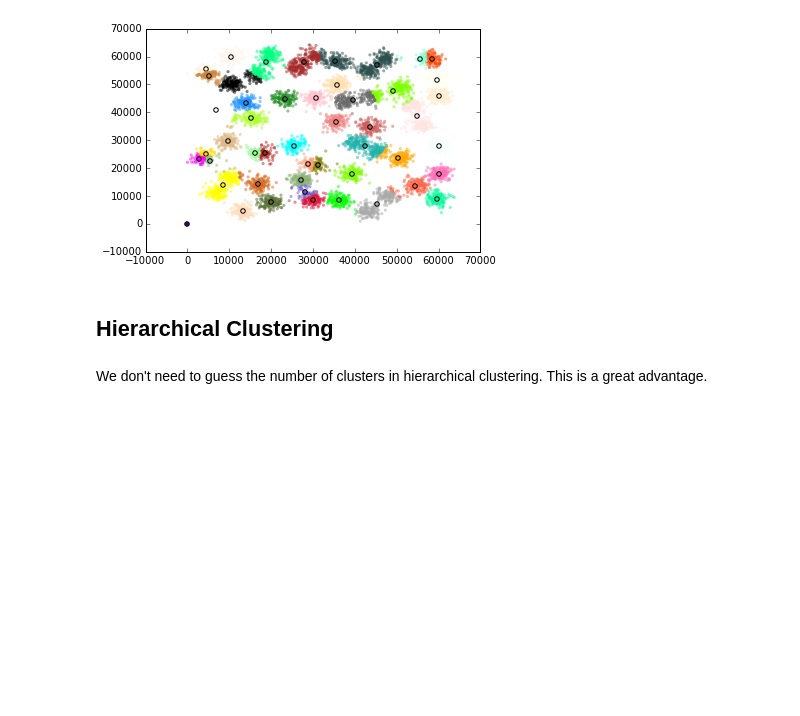
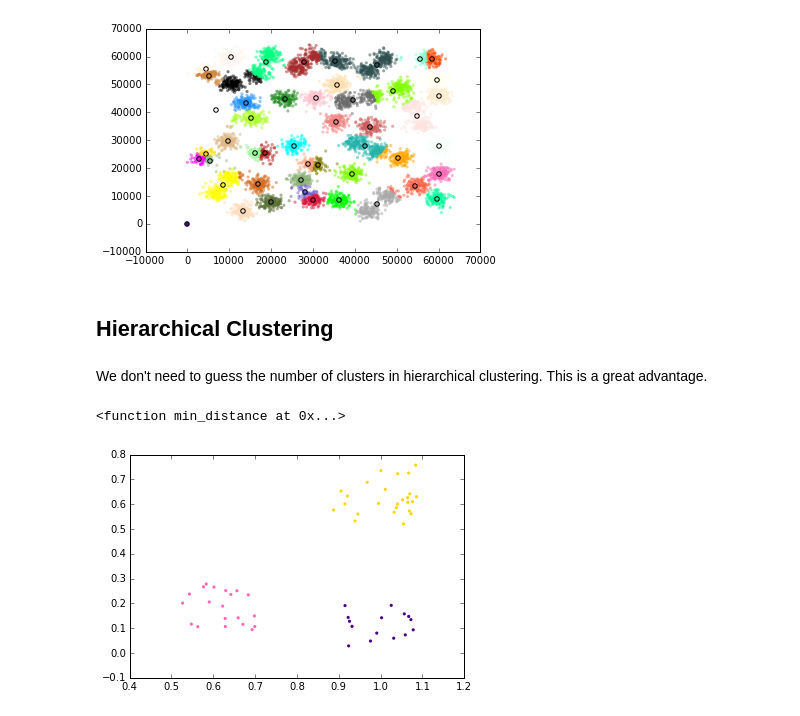
Before and after one commit to marthall/clustering, a Jupyter notebook: clustering.ipynb, the cells around one changed output. Cells and saved outputs as stored; diff of their text form; code cells hidden in the pictures; blank space fills up the shorter version.

```diff
--- a/clustering.ipynb
+++ b/clustering.ipynb
@@ -124,0 +196,17 @@ We don't need to guess the number of clusters in hierarchical clustering. This i
+# %%
+def plot_hac_clusters(clusters):
+    cols = iter(matplotlib.colors.cnames)
+    for cluster in clusters:
+        try:
+            c = cols.next()
+        except StopIteration:
+            cols = iter(matplotlib.colors.cnames)
+            c = cols.next()
+        plt.scatter(map(X, cluster), map(Y, cluster), s=10, c=c, alpha=1, edgecolor='none')
+
+
+cl_min = HAC(clusters[:60], fn_dist=min_distance, repeat=56)
+plot_hac_clusters(cl_min)
+# %% [output]
+<function min_distance at 0x...>
+[figure, added]
```
Also changed, not shown: parts of 8 cells of this notebook.
